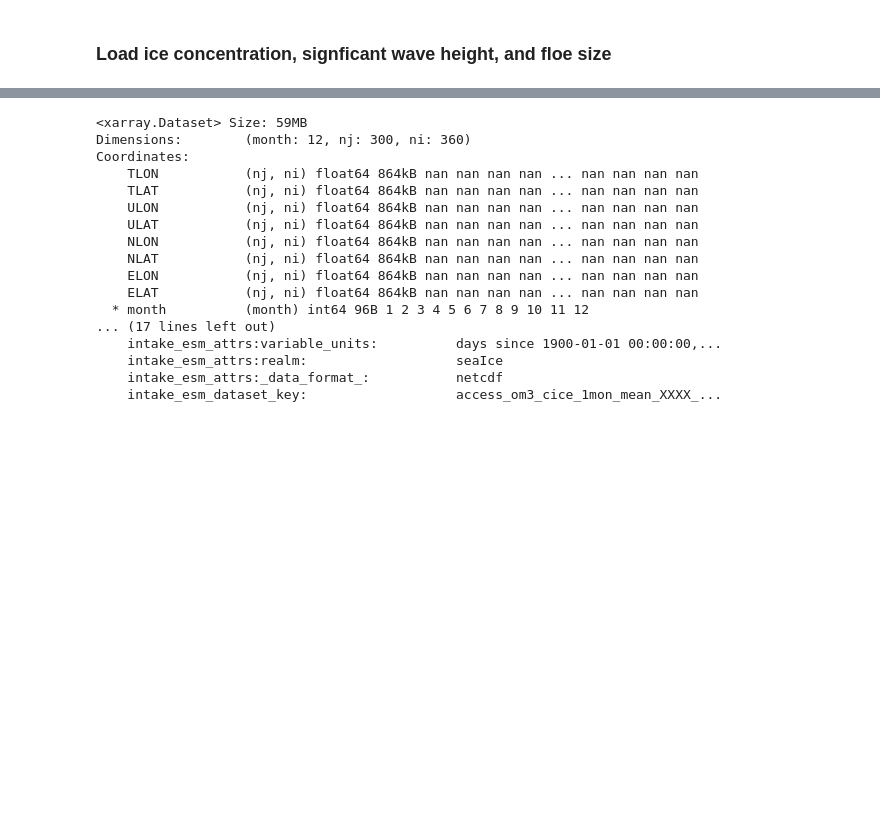
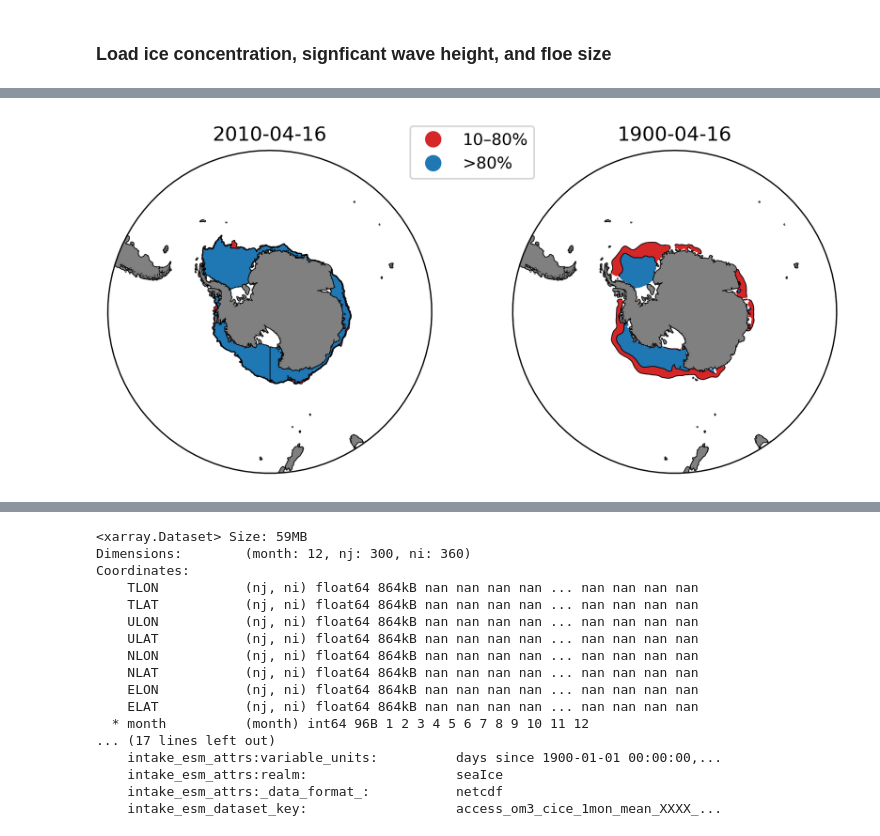
Before and after one commit to NoahDay/access-om3-analysis, a Jupyter notebook: MarginalIceZone.ipynb, the cells around one changed output, grey strips where cells are left out. Saved outputs shown, nothing was run; the diff lists cells and outputs as text; code cells hidden in the pictures; blank space fills up the shorter version.

```diff
--- a/MarginalIceZone.ipynb
+++ b/MarginalIceZone.ipynb
@@ -178,0 +424,91 @@ access_om3_cice_1mon_mean_XXXX_XX.1mon
+# %%
+# Aesthetics
+bounds = [0.0, 0.1, 0.8, 1.0]
+cmap = ListedColormap(["white", "tab:red", "tab:blue"])
+norm = mcolors.BoundaryNorm(bounds, cmap.N)
+
+
+# Make figure
+number_panels = 2
+hemisphere = "south"
+projection, extent = get_proj(hemisphere)
+
+fig, axes = plt.subplots(
+    ncols=number_panels,
+    subplot_kw={'projection': projection},
+    figsize=(4 * number_panels, 4),
+    gridspec_kw={'wspace': 0.25, 'hspace': 0.15}
+)
+
+for ax in axes:
+    ax.set_extent(extent, crs=ccrs.PlateCarree())
+    land_50m = cft.NaturalEarthFeature('physical', 'land', '50m',
+                                    edgecolor='none',
+                                    facecolor='gray', linewidth=0.5)
+    ax.coastlines(resolution='50m')
+    ax.add_feature(land_50m)
+    # Make a circle plot
+    theta = np.linspace(0, 2*np.pi, 100)
+    center, radius = [0.5, 0.5], 0.5
+    verts = np.vstack([np.sin(theta), np.cos(theta)]).T
+    circle = mpath.Path(verts * radius + center)
+    ax.set_boundary(circle, transform=ax.transAxes)
+    ax.set_title("NO DATA")
+
+
+# fig, axes = make_fig(number_panels=2, hemisphere='south')
+
+
+
+# Load shapefile
+cmap_obs = ListedColormap(["tab:red", "tab:blue"])
+bounds_obs = [0, 1, 2]
+norm_obs = BoundaryNorm(bounds_obs, cmap_obs.N)
+
+shp_file = glob.glob(os.path.join(base_path, year, folder_name, "*.shp"))[0]
+gdf = gpd.read_file(shp_file)
+
+# Reproject
+gdf_proj = gdf.to_crs(epsg=3031)
+
+gdf_proj.plot(
+    ax=axes[0],
+    column="ICECODE",
+    cmap=cmap_obs,
+    norm=norm_obs,
+    edgecolor="black",
+    linewidth=0.5,
+    legend=True,
+    figsize=(8, 8),
+)
+
+leg = axes[0].get_legend()
+for text, new_label in zip(leg.get_texts(), ['10–80%', '>80%']):
+    text.set_text(new_label)
+leg.set_loc('upper center')
+leg.set_bbox_to_anchor((1.125, 1.1))
+axes[0].set_title(f"{year}-{month}-{day}")
+
+ds.sel(time=t0)['aice_m'].plot.contourf(
+    ax=axes[1],
+    x="lon",
+    y="lat",
+    levels=bounds,
+    cmap=cmap,
+    norm=norm,
+    transform=ccrs.PlateCarree(),
+    add_colorbar=False
+)
+
+cs = ds.sel(time=t0)['aice_m'].plot.contour(
+    ax=axes[1],
+    x="lon",
+    y="lat",
+    levels=bounds[1:],
+    colors='k',
+    linewidths=0.5,
+    transform=ccrs.PlateCarree()
+)
+
+axes[1].set_title(t_str)
+# %% [output]
@@ -178,0 +516 @@ access_om3_cice_1mon_mean_XXXX_XX.1mon
+[figure, added]
```
Also changed, not shown: parts of 37 cells of this notebook, 4 other files.
